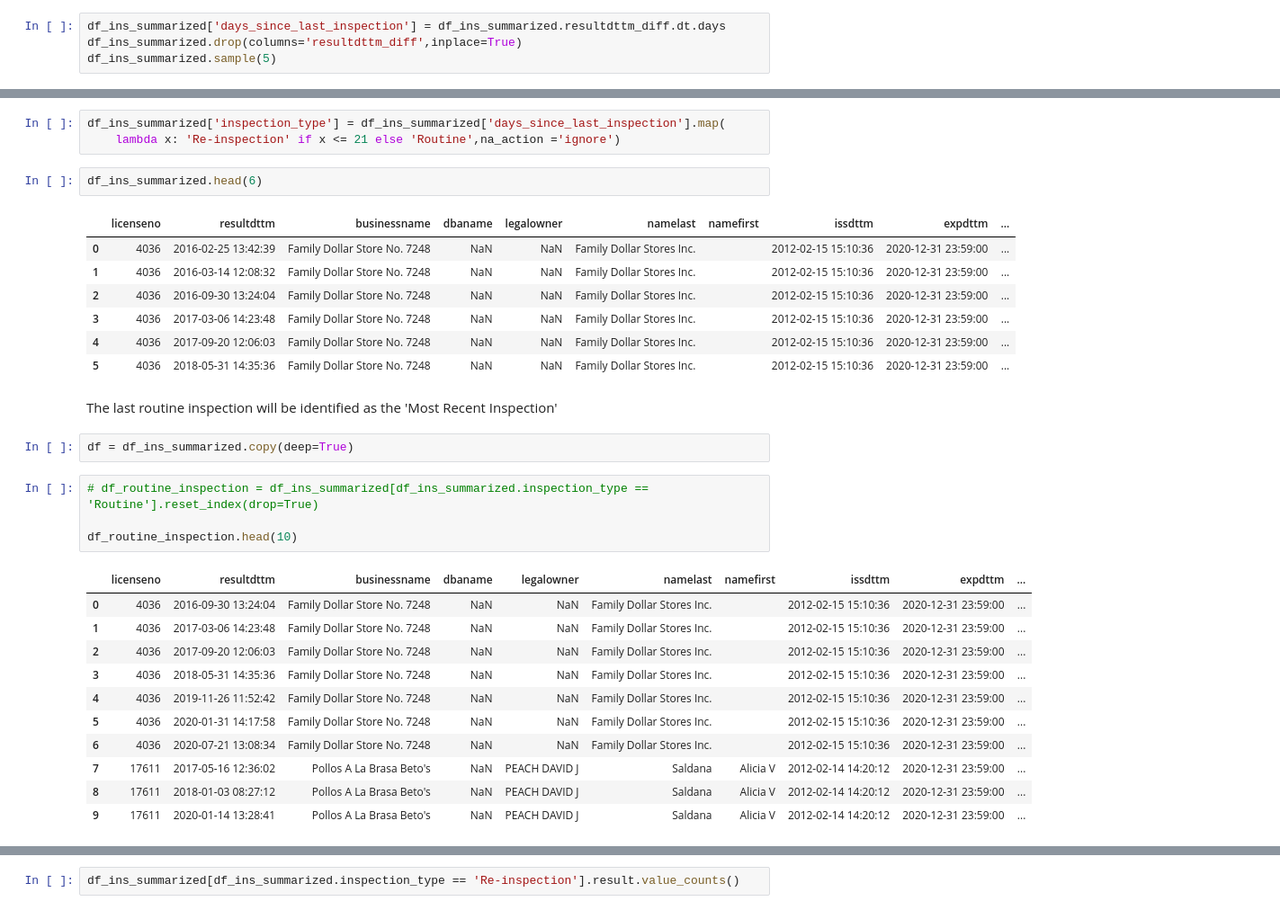
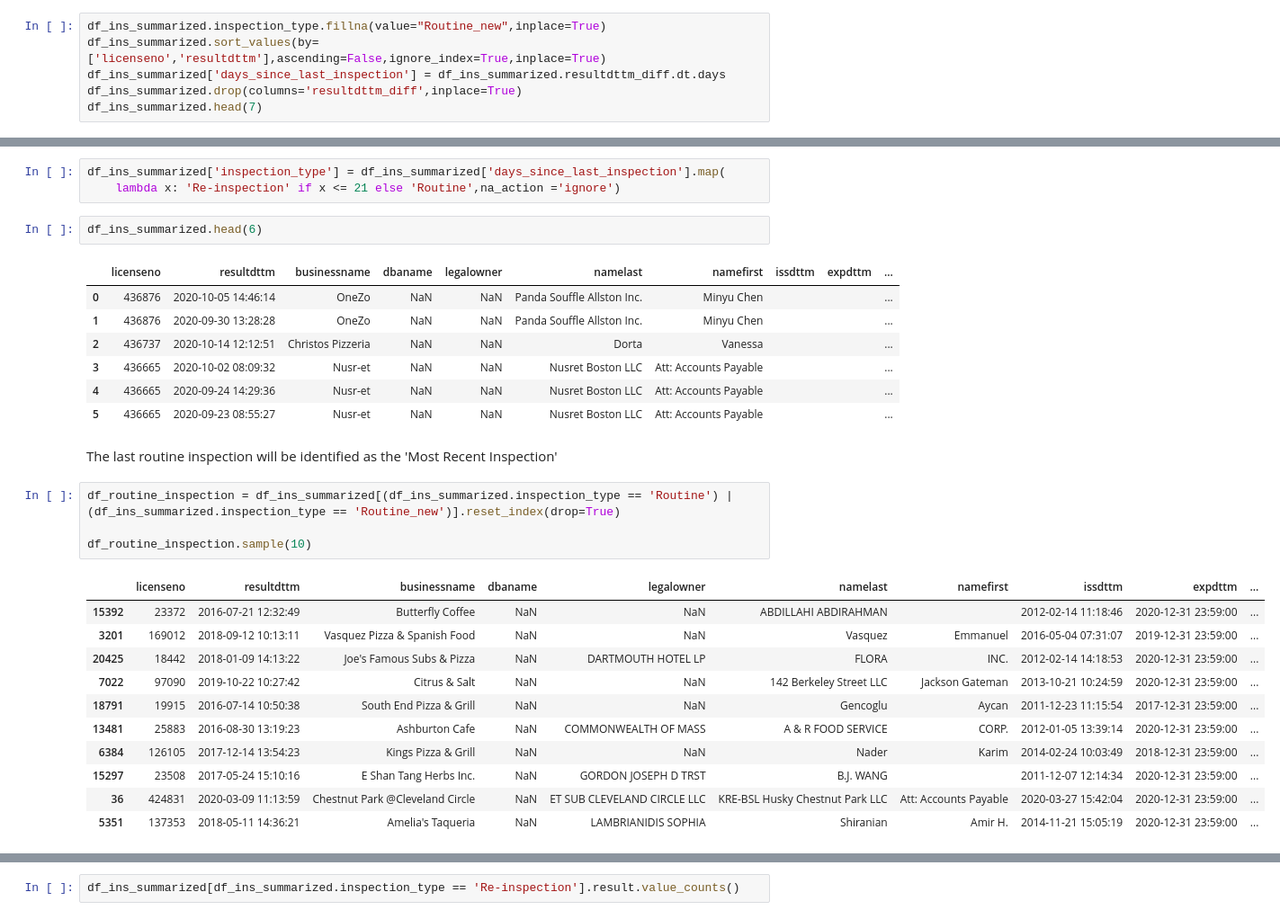
Before and after one commit to navish92/Restaurant_Inspections, a Jupyter notebook: Reshaping_Inspection_Data.ipynb, the cells around one changed output, grey strips where cells are left out. Shown at 90% size. Cells and saved outputs as stored; diff of their text form.

```diff
--- a/Reshaping_Inspection_Data.ipynb
+++ b/Reshaping_Inspection_Data.ipynb
@@ -92,8 +95,10 @@ df_license_days_diff = df_license_date.groupby('licenseno',as_index=False).resul
 
 df_ins_summarized = df_license_date.join(df_license_days_diff, how = 'inner',rsuffix='_diff')
 # %%
+df_ins_summarized.inspection_type.fillna(value="Routine_new",inplace=True)
+df_ins_summarized.sort_values(by=['licenseno','resultdttm'],ascending=False,ignore_index=True,inplace=True)
 df_ins_summarized['days_since_last_inspection'] = df_ins_summarized.resultdttm_diff.dt.days
 df_ins_summarized.drop(columns='resultdttm_diff',inplace=True)
-df_ins_summarized.sample(5)
+df_ins_summarized.head(7)
 # %% [output]
 |  | licenseno | resultdttm | businessname | dbaname | legalowner | namelast | namefirst | issdttm | expdttm | ... |
@@ -138,29 +147,27 @@ df_ins_summarized['inspection_type'] = df_ins_summarized['days_since_last_inspec
 df_ins_summarized.head(6)
 # %% [output]
 |  | licenseno | resultdttm | businessname | dbaname | legalowner | namelast | namefirst | issdttm | expdttm | ... |
-| 0 | 4036 | 2016-02-25 13:42:39 | Family Dollar Store No. 7248 | NaN | NaN | Family Dollar Stores Inc. |  | 2012-02-15 15:10:36 | 2020-12-31 23:59:00 | ... |
-| 1 | 4036 | 2016-03-14 12:08:32 | Family Dollar Store No. 7248 | NaN | NaN | Family Dollar Stores Inc. |  | 2012-02-15 15:10:36 | 2020-12-31 23:59:00 | ... |
-| 2 | 4036 | 2016-09-30 13:24:04 | Family Dollar Store No. 7248 | NaN | NaN | Family Dollar Stores Inc. |  | 2012-02-15 15:10:36 | 2020-12-31 23:59:00 | ... |
-| 3 | 4036 | 2017-03-06 14:23:48 | Family Dollar Store No. 7248 | NaN | NaN | Family Dollar Stores Inc. |  | 2012-02-15 15:10:36 | 2020-12-31 23:59:00 | ... |
-| 4 | 4036 | 2017-09-20 12:06:03 | Family Dollar Store No. 7248 | NaN | NaN | Family Dollar Stores Inc. |  | 2012-02-15 15:10:36 | 2020-12-31 23:59:00 | ... |
-| 5 | 4036 | 2018-05-31 14:35:36 | Family Dollar Store No. 7248 | NaN | NaN | Family Dollar Stores Inc. |  | 2012-02-15 15:10:36 | 2020-12-31 23:59:00 | ... |
+| 0 | 436876 | 2020-10-05 14:46:14 | OneZo | NaN | NaN | Panda Souffle Allston Inc. | Minyu Chen |  |  | ... |
+| 1 | 436876 | 2020-09-30 13:28:28 | OneZo | NaN | NaN | Panda Souffle Allston Inc. | Minyu Chen |  |  | ... |
+| 2 | 436737 | 2020-10-14 12:12:51 | Christos Pizzeria | NaN | NaN | Dorta | Vanessa |  |  | ... |
+| 3 | 436665 | 2020-10-02 08:09:32 | Nusr-et | NaN | NaN | Nusret Boston LLC | Att: Accounts Payable |  |  | ... |
+| 4 | 436665 | 2020-09-24 14:29:36 | Nusr-et | NaN | NaN | Nusret Boston LLC | Att: Accounts Payable |  |  | ... |
+| 5 | 436665 | 2020-09-23 08:55:27 | Nusr-et | NaN | NaN | Nusret Boston LLC | Att: Accounts Payable |  |  | ... |
 # %% [markdown]
 The last routine inspection will be identified as the 'Most Recent Inspection'
-# %%
-df = df_ins_summarized.copy(deep=True)
 # %%
-# df_routine_inspection = df_ins_summarized[df_ins_summarized.inspection_type == 'Routine'].reset_index(drop=True)
+df_routine_inspection = df_ins_summarized[(df_ins_summarized.inspection_type == 'Routine') | (df_ins_summarized.inspection_type == 'Routine_new')].reset_index(drop=True)
 
-df_routine_inspection.head(10)
+df_routine_inspection.sample(10)
 # %% [output]
 |  | licenseno | resultdttm | businessname | dbaname | legalowner | namelast | namefirst | issdttm | expdttm | ... |
-| 0 | 4036 | 2016-09-30 13:24:04 | Family Dollar Store No. 7248 | NaN | NaN | Family Dollar Stores Inc. |  | 2012-02-15 15:10:36 | 2020-12-31 23:59:00 | ... |
-| 1 | 4036 | 2017-03-06 14:23:48 | Family Dollar Store No. 7248 | NaN | NaN | Family Dollar Stores Inc. |  | 2012-02-15 15:10:36 | 2020-12-31 23:59:00 | ... |
-| 2 | 4036 | 2017-09-20 12:06:03 | Family Dollar Store No. 7248 | NaN | NaN | Family Dollar Stores Inc. |  | 2012-02-15 15:10:36 | 2020-12-31 23:59:00 | ... |
-| 3 | 4036 | 2018-05-31 14:35:36 | Family Dollar Store No. 7248 | NaN | NaN | Family Dollar Stores Inc. |  | 2012-02-15 15:10:36 | 2020-12-31 23:59:00 | ... |
-| 4 | 4036 | 2019-11-26 11:52:42 | Family Dollar Store No. 7248 | NaN | NaN | Family Dollar Stores Inc. |  | 2012-02-15 15:10:36 | 2020-12-31 23:59:00 | ... |
-| 5 | 4036 | 2020-01-31 14:17:58 | Family Dollar Store No. 7248 | NaN | NaN | Family Dollar Stores Inc. |  | 2012-02-15 15:10:36 | 2020-12-31 23:59:00 | ... |
-| 6 | 4036 | 2020-07-21 13:08:34 | Family Dollar Store No. 7248 | NaN | NaN | Family Dollar Stores Inc. |  | 2012-02-15 15:10:36 | 2020-12-31 23:59:00 | ... |
-| 7 | 17611 | 2017-05-16 12:36:02 | Pollos A La Brasa Beto's | NaN | PEACH DAVID J | Saldana | Alicia V | 2012-02-14 14:20:12 | 2020-12-31 23:59:00 | ... |
-| 8 | 17611 | 2018-01-03 08:27:12 | Pollos A La Brasa Beto's | NaN | PEACH DAVID J | Saldana | Alicia V | 2012-02-14 14:20:12 | 2020-12-31 23:59:00 | ... |
-| 9 | 17611 | 2020-01-14 13:28:41 | Pollos A La Brasa Beto's | NaN | PEACH DAVID J | Saldana | Alicia V | 2012-02-14 14:20:12 | 2020-12-31 23:59:00 | ... |
+| 15392 | 23372 | 2016-07-21 12:32:49 | Butterfly Coffee | NaN | NaN | ABDILLAHI ABDIRAHMAN |  | 2012-02-14 11:18:46 | 2020-12-31 23:59:00 | ... |
+| 3201 | 169012 | 2018-09-12 10:13:11 | Vasquez Pizza & Spanish Food | NaN | NaN | Vasquez | Emmanuel | 2016-05-04 07:31:07 | 2019-12-31 23:59:00 | ... |
+| 20425 | 18442 | 2018-01-09 14:13:22 | Joe's Famous Subs & Pizza | NaN | DARTMOUTH HOTEL LP | FLORA | INC. | 2012-02-14 14:18:53 | 2020-12-31 23:59:00 | ... |
+| 7022 | 97090 | 2019-10-22 10:27:42 | Citrus & Salt | NaN | NaN | 142 Berkeley Street LLC | Jackson Gateman | 2013-10-21 10:24:59 | 2020-12-31 23:59:00 | ... |
+| 18791 | 19915 | 2016-07-14 10:50:38 | South End Pizza & Grill | NaN | NaN | Gencoglu | Aycan | 2011-12-23 11:15:54 | 2017-12-31 23:59:00 | ... |
+| 13481 | 25883 | 2016-08-30 13:19:23 | Ashburton Cafe | NaN | COMMONWEALTH OF MASS | A & R FOOD SERVICE | CORP. | 2012-01-05 13:39:14 | 2020-12-31 23:59:00 | ... |
+| 6384 | 126105 | 2017-12-14 13:54:23 | Kings Pizza & Grill | NaN | NaN | Nader | Karim | 2014-02-24 10:03:49 | 2018-12-31 23:59:00 | ... |
+| 15297 | 23508 | 2017-05-24 15:10:16 | E Shan Tang Herbs Inc. | NaN | GORDON JOSEPH D TRST | B.J. WANG |  | 2011-12-07 12:14:34 | 2020-12-31 23:59:00 | ... |
+| 36 | 424831 | 2020-03-09 11:13:59 | Chestnut Park @Cleveland Circle | NaN | ET SUB CLEVELAND CIRCLE LLC | KRE-BSL Husky Chestnut Park LLC | Att: Accounts Payable | 2020-03-27 15:42:04 | 2020-12-31 23:59:00 | ... |
+| 5351 | 137353 | 2018-05-11 14:36:21 | Amelia's Taqueria | NaN | LAMBRIANIDIS SOPHIA | Shiranian | Amir H. | 2014-11-21 15:05:19 | 2020-12-31 23:59:00 | ... |
```
Also changed, not shown: parts of 20 cells of this notebook.
